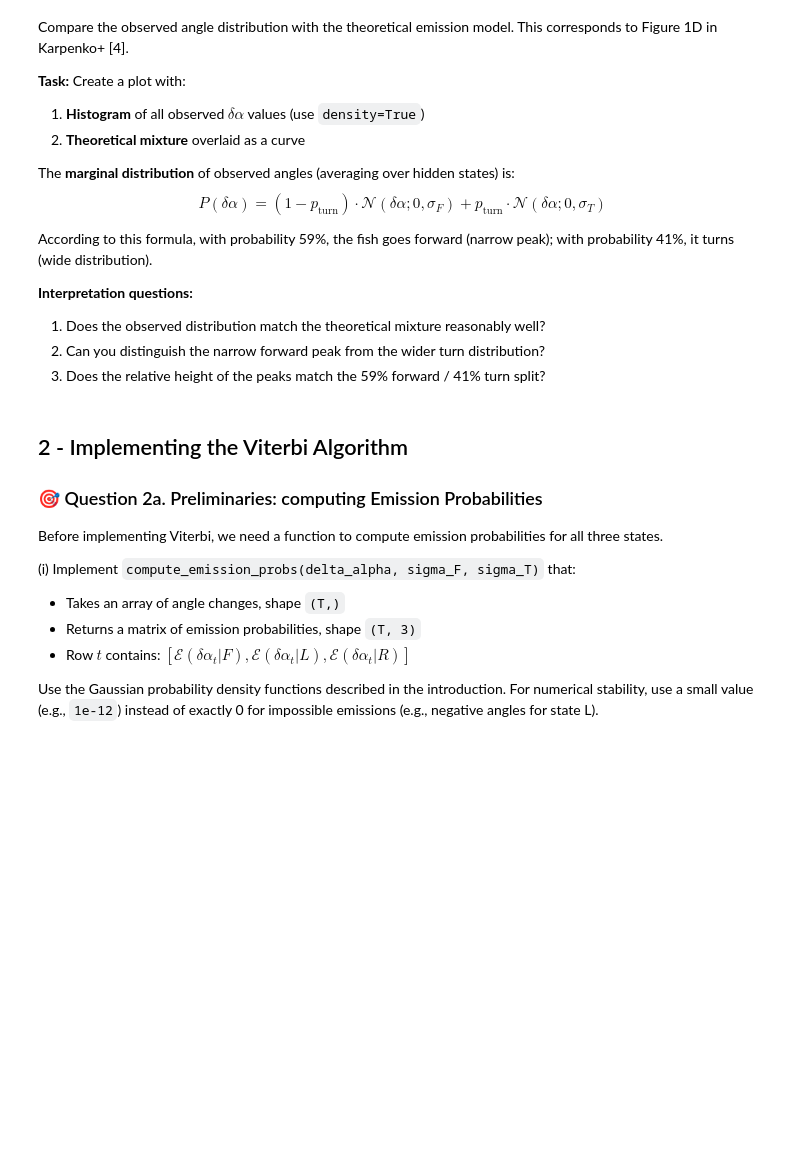
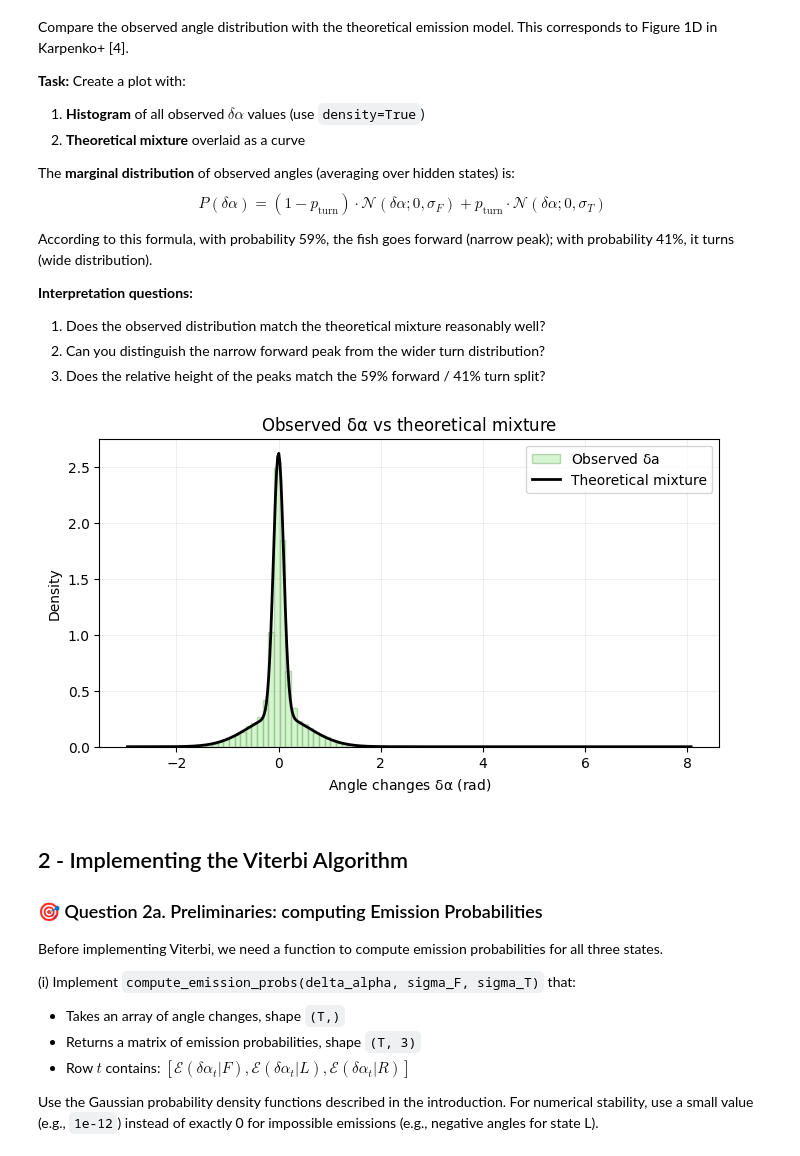
Before and after one commit to brucsk/machine-learning-cogmaster-m2, a Jupyter notebook: TD/tutorial_5/tutorial_5_START.ipynb, the cells around one changed output. Cells and saved outputs as stored; diff of their text form; code cells hidden in the pictures; blank space fills up the shorter version.

```diff
--- a/TD/tutorial_5/tutorial_5_START.ipynb
+++ b/TD/tutorial_5/tutorial_5_START.ipynb
@@ -317,6 +349,36 @@ According to this formula, with probability 59%, the fish goes forward (narrow p
 1. Does the observed distribution match the theoretical mixture reasonably well?
 2. Can you distinguish the narrow forward peak from the wider turn distribution?
 3. Does the relative height of the peaks match the 59% forward / 41% turn split?
+# %%
+import matplotlib.pyplot as plt
+import scipy.stats as stats
+
+def marginal_distribution(x: NDArray[np.float64], p_turn: float, sigma_F: float, sigma_T: float) -> NDArray[np.float64]:
+    p = (1 - p_turn)*stats.norm.pdf(x, loc=0.0, scale=sigma_F) + p_turn*stats.norm.pdf(x, loc=0.0, scale=sigma_T)
+    return p
+
+def plot_hist_vs_theory(angle_changes: NDArray[np.float64], p_turn: float, sigma_F: float, sigma_T: float):
+    # Compute marginal distribution
+    #marginal_dist = (1 - p_turn)*random.normal(loc=0.0, scale = sigma_F) + p_turn*random.normal(loc=0.0, scale = sigma_T)
+
+    # x-grid for plotting
+    x = np.linspace(angle_changes.min(), angle_changes.max(), 500)
+    y = marginal_distribution(x, p_turn, sigma_F, sigma_T)
+
+    # Plot figure
+    plt.figure(figsize=(8, 4))
+    plt.hist(angle_changes, bins = 100, density=True, edgecolor='#80B377', alpha=0.5, label=f'Observed $\delta a$', color="#ACECA1")
+    plt.plot(x, y, 'k-', linewidth=2, label='Theoretical mixture')
+    plt.grid(alpha=0.2)
+    plt.xlabel('Angle changes $\\delta\\alpha$ (rad)')
+    plt.ylabel('Density')
+    plt.title('Observed $\\delta\\alpha$ vs theoretical mixture')
+    plt.legend()
+    plt.show()
+
+plot_hist_vs_theory(delta_alpha, p_turn, sigma_F, sigma_T)
+# %% [output]
+[figure, added]
 # %% [markdown]
 ## 2 - Implementing the Viterbi Algorithm
 
```
Also changed, not shown: parts of 6 cells of this notebook, 1 other file.
